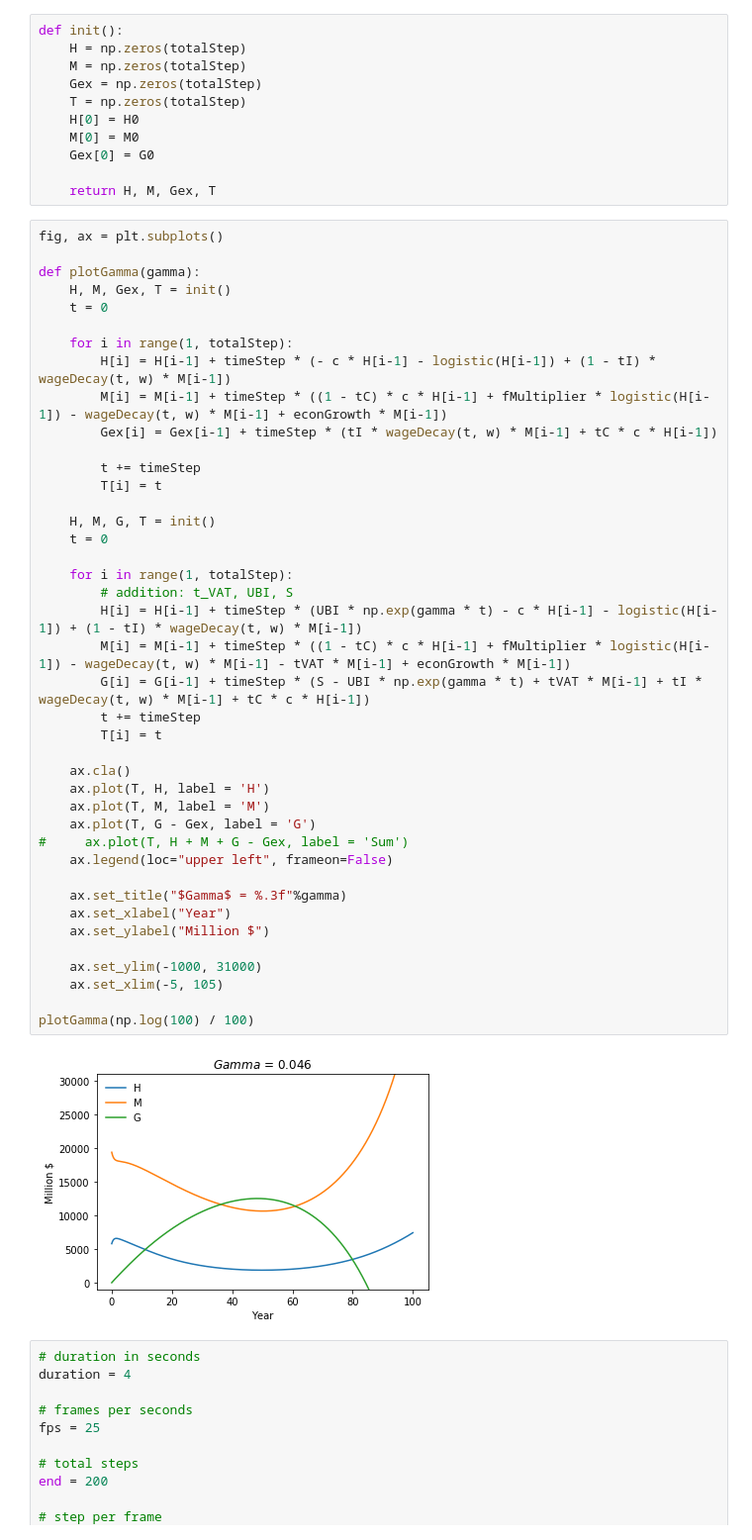
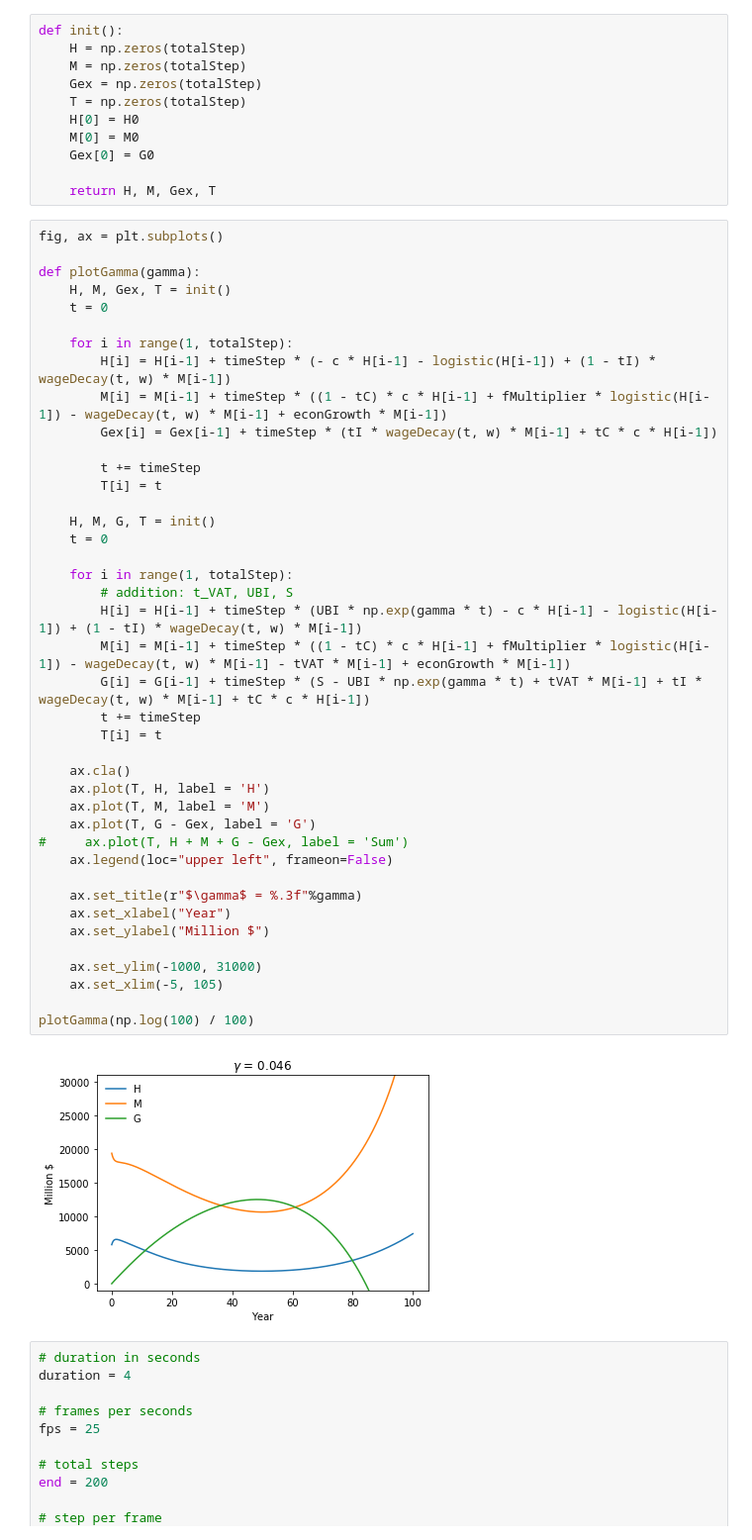
Before and after one commit to shawlu95/Universal-Basic-Income, a Jupyter notebook: animation_gamma.ipynb, the cells around one changed output. Shown at 99% size. Cells and saved outputs as stored; diff of their text form.

```diff
--- a/animation_gamma.ipynb
+++ b/animation_gamma.ipynb
@@ -33,35 +33,35 @@ def plotGamma(gamma):
 
         t += timeStep
         T[i] = t
 
     H, M, G, T = init()
     t = 0
 
     for i in range(1, totalStep):
         # addition: t_VAT, UBI, S
         H[i] = H[i-1] + timeStep * (UBI * np.exp(gamma * t) - c * H[i-1] - logistic(H[i-1]) + (1 - tI) * wageDecay(t, w) * M[i-1])
         M[i] = M[i-1] + timeStep * ((1 - tC) * c * H[i-1] + fMultiplier * logistic(H[i-1]) - wageDecay(t, w) * M[i-1] - tVAT * M[i-1] + econGrowth * M[i-1])
         G[i] = G[i-1] + timeStep * (S - UBI * np.exp(gamma * t) + tVAT * M[i-1] + tI * wageDecay(t, w) * M[i-1] + tC * c * H[i-1])
         t += timeStep
         T[i] = t
 
     ax.cla()
     ax.plot(T, H, label = 'H')
     ax.plot(T, M, label = 'M')
     ax.plot(T, G - Gex, label = 'G')
 #     ax.plot(T, H + M + G - Gex, label = 'Sum')
     ax.legend(loc="upper left", frameon=False)
 
-    ax.set_title("$Gamma$ = %.3f"%gamma)
+    ax.set_title(r"$\gamma$ = %.3f"%gamma)
     ax.set_xlabel("Year")
     ax.set_ylabel("Million $")
 
     ax.set_ylim(-1000, 31000)
     ax.set_xlim(-5, 105)
 
 plotGamma(np.log(100) / 100)
 # %% [output]
-[figure, old version]
+[figure, new version]
 # %%
 # duration in seconds
 duration = 4
```
Also changed, not shown: 5 other files.
